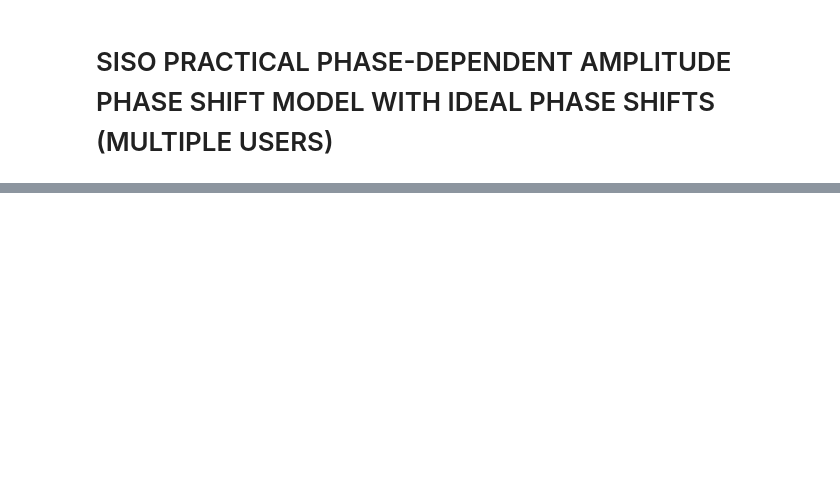
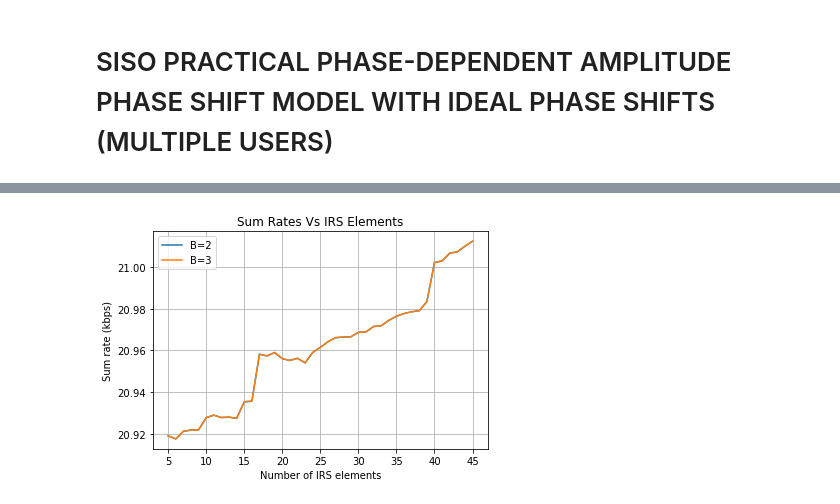
Before and after one commit to TariqUmar/SISO_Network_Implementation, a Jupyter notebook: irs_practical_models.ipynb, the cells around one changed output, grey strips where cells are left out. Cells and saved outputs as stored; diff of their text form; code cells hidden in the pictures; blank space fills up the shorter version.

```diff
--- a/irs_practical_models.ipynb
+++ b/irs_practical_models.ipynb
@@ -449,7 +492,7 @@ for i in range(K):
     beta_n = []
     theta_n_i = []
     for j in range(Ns):
-        theta_n = np.angle(h_dk[0][i]) - (np.angle(h_rk[j][i]) + np.angle(G[j][0]))
+        theta_n = np.angle(h_rk[j][i]) - np.angle(G[j][0])
 
         # Adjust theta_n to lie within the range (-π, π)
         theta_n = (theta_n + np.pi) % (2 * np.pi) - np.pi
@@ -496,15 +539,14 @@ for row_index in range(diagonal_matrices.shape[0]):
 
 # Convert the list of results into a numpy array
 results_array = np.array(results_list)
-
-# Convert the list of results into a numpy array
-results_array = np.array(results_list)
 results_array = results_array.reshape(1,K)
+print('Results array: '"\n", (results_array))
+print()
 
 link_inter = []
 
 for i in range(K):
-    link_inter_value = (TRANSMIT_POWER_WATTS)**0.5 * (((h_dk[0][i])/np.sqrt(dTU[0][i])**PATH_LOSS_EXPONENT + (results_array[0][i])/((dSU[0][i])**BETA * (dTS)**BETA)))
+    link_inter_value = (TRANSMIT_POWER_WATTS)**0.5 * ((((h_dk[0][i])/(np.sqrt((dTU[0][i])**PATH_LOSS_EXPONENT))) + (results_array[0][i])/np.sqrt((dSU[0][i])**BETA * (dTS)**BETA)))
     link_inter.append(link_inter_value)  # Append the computed value to the list
 
 # Convert the list to a numpy array
@@ -662,0 +1769,30 @@ Outage probability for the simulated environment: 0.90909
+# %%
+# # Plot the graph for each value of N
+# for B, average_outage_probabilities_1 in results_dict_2.items():
+#     plt.plot(N_values, average_outage_probabilities_1, label=f'B={B}')
+
+# plt.ylabel('Average Outage Probability')
+# plt.xlabel('Number of IRS elements')
+# plt.title('Outage Probability Vs IRS Elements')
+# plt.legend()
+# plt.grid(True)
+# plt.show()
+
+# Plot the graph for each value of N
+for B, sum_rates_1 in results_dict_1.items():
+    plt.plot(N_values, sum_rates_1, label=f'B={B}')
+
+plt.ylabel('Sum rate (kbps)')
+plt.xlabel('Number of IRS elements')
+plt.title('Sum Rates Vs IRS Elements')
+plt.legend()
+plt.grid(True)
+
+# new_x_limits = (0, 35)
+# new_y_limits = (22, 40)
+# plt.xlim(new_x_limits)
+# plt.ylim(new_y_limits)
+
+plt.show()
+# %% [output]
+[figure, added]
```
Also changed, not shown: parts of 33 cells of this notebook.
